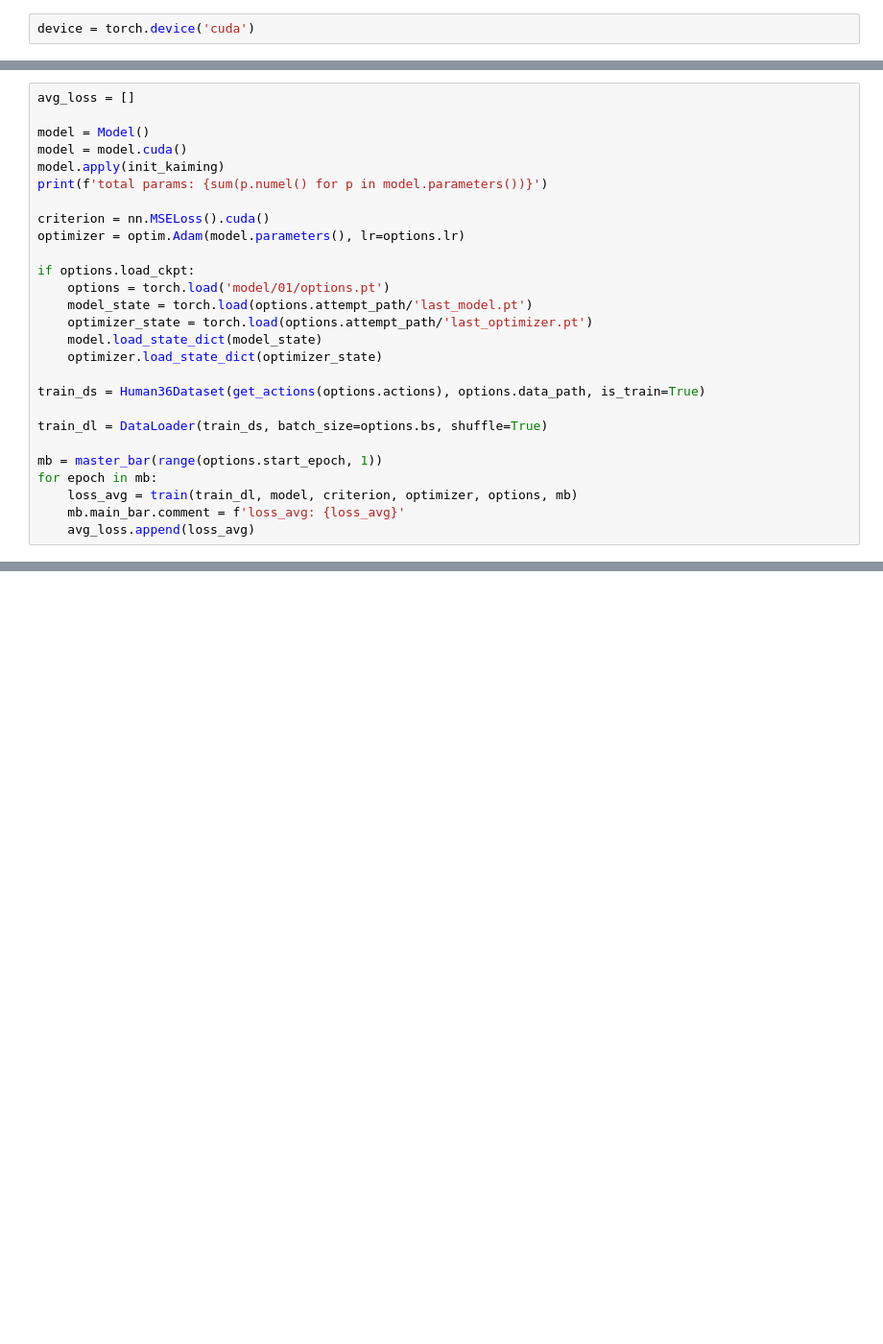
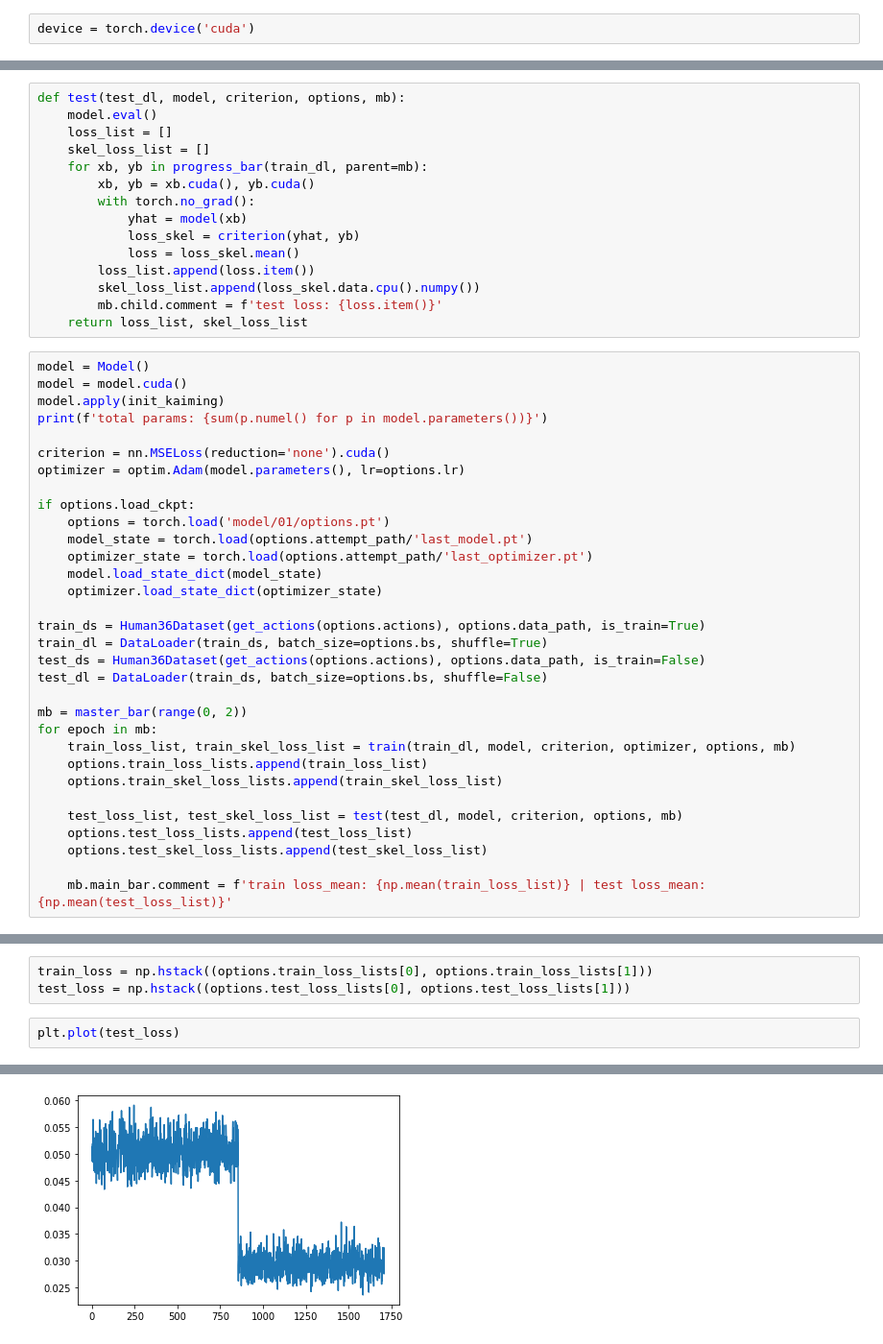
Before and after one commit to denilson020898/baseline_3d_pose, a Jupyter notebook: 04_train.ipynb, the cells around one changed output, grey strips where cells are left out. Shown: that part at 96% size. Drawn from its saved outputs; the diff is of its cells as text; blank space fills up the shorter version.

Commit message:
basic train-test loop

```diff
--- a/04_train.ipynb
+++ b/04_train.ipynb
@@ -130,12 +106,25 @@ def train(train_dl, model, criterion, optimizer, options, mb):
+# %%
+def test(test_dl, model, criterion, options, mb):
+    model.eval()
+    loss_list = []
+    skel_loss_list = []
+    for xb, yb in progress_bar(train_dl, parent=mb):
+        xb, yb = xb.cuda(), yb.cuda()
+        with torch.no_grad():
+            yhat = model(xb)
+            loss_skel = criterion(yhat, yb)
+            loss = loss_skel.mean()
+        loss_list.append(loss.item())
+        skel_loss_list.append(loss_skel.data.cpu().numpy())
+        mb.child.comment = f'test loss: {loss.item()}'
+    return loss_list, skel_loss_list
 # %%
-avg_loss = []
-
 model = Model()
 model = model.cuda()
 model.apply(init_kaiming)
 print(f'total params: {sum(p.numel() for p in model.parameters())}')
 
-criterion = nn.MSELoss().cuda()
+criterion = nn.MSELoss(reduction='none').cuda()
 optimizer = optim.Adam(model.parameters(), lr=options.lr)
 
 if options.load_ckpt:
@@ -146,14 +135,21 @@ if options.load_ckpt:
     optimizer.load_state_dict(optimizer_state)
 
 train_ds = Human36Dataset(get_actions(options.actions), options.data_path, is_train=True)
+train_dl = DataLoader(train_ds, batch_size=options.bs, shuffle=True)
+test_ds = Human36Dataset(get_actions(options.actions), options.data_path, is_train=False)
+test_dl = DataLoader(train_ds, batch_size=options.bs, shuffle=False)
 
-train_dl = DataLoader(train_ds, batch_size=options.bs, shuffle=True)
+mb = master_bar(range(0, 2))
+for epoch in mb:
+    train_loss_list, train_skel_loss_list = train(train_dl, model, criterion, optimizer, options, mb)
+    options.train_loss_lists.append(train_loss_list)
+    options.train_skel_loss_lists.append(train_skel_loss_list)
 
-mb = master_bar(range(options.start_epoch, 1))
-for epoch in mb:
-    loss_avg = train(train_dl, model, criterion, optimizer, options, mb)
-    mb.main_bar.comment = f'loss_avg: {loss_avg}'
-    avg_loss.append(loss_avg)
+    test_loss_list, test_skel_loss_list = test(test_dl, model, criterion, options, mb)
+    options.test_loss_lists.append(test_loss_list)
+    options.test_skel_loss_lists.append(test_skel_loss_list)
+
+    mb.main_bar.comment = f'train loss_mean: {np.mean(train_loss_list)} | test loss_mean: {np.mean(test_loss_list)}'
 # %% [output]
 total params: 4291632
 [interactive output not drawn]
@@ -240,0 +156,6 @@ plt.show()
+# %%
+train_loss = np.hstack((options.train_loss_lists[0], options.train_loss_lists[1]))
+test_loss = np.hstack((options.test_loss_lists[0], options.test_loss_lists[1]))
+# %%
+plt.plot(test_loss)
+# %% [output]
@@ -240,0 +163 @@ plt.show()
+[figure, added]
```
Also changed, not shown: parts of 22 cells of this notebook, 7 other files.
